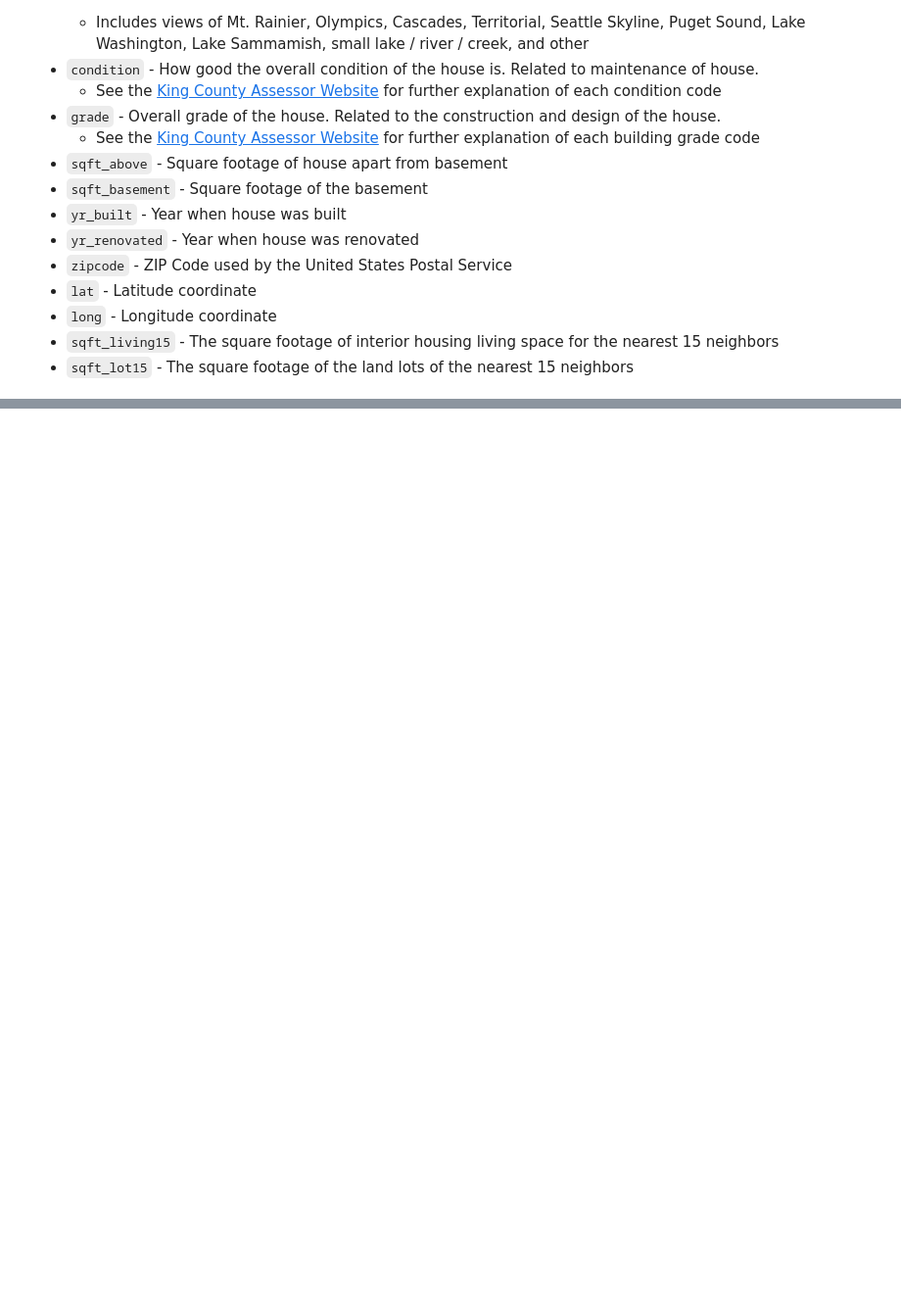
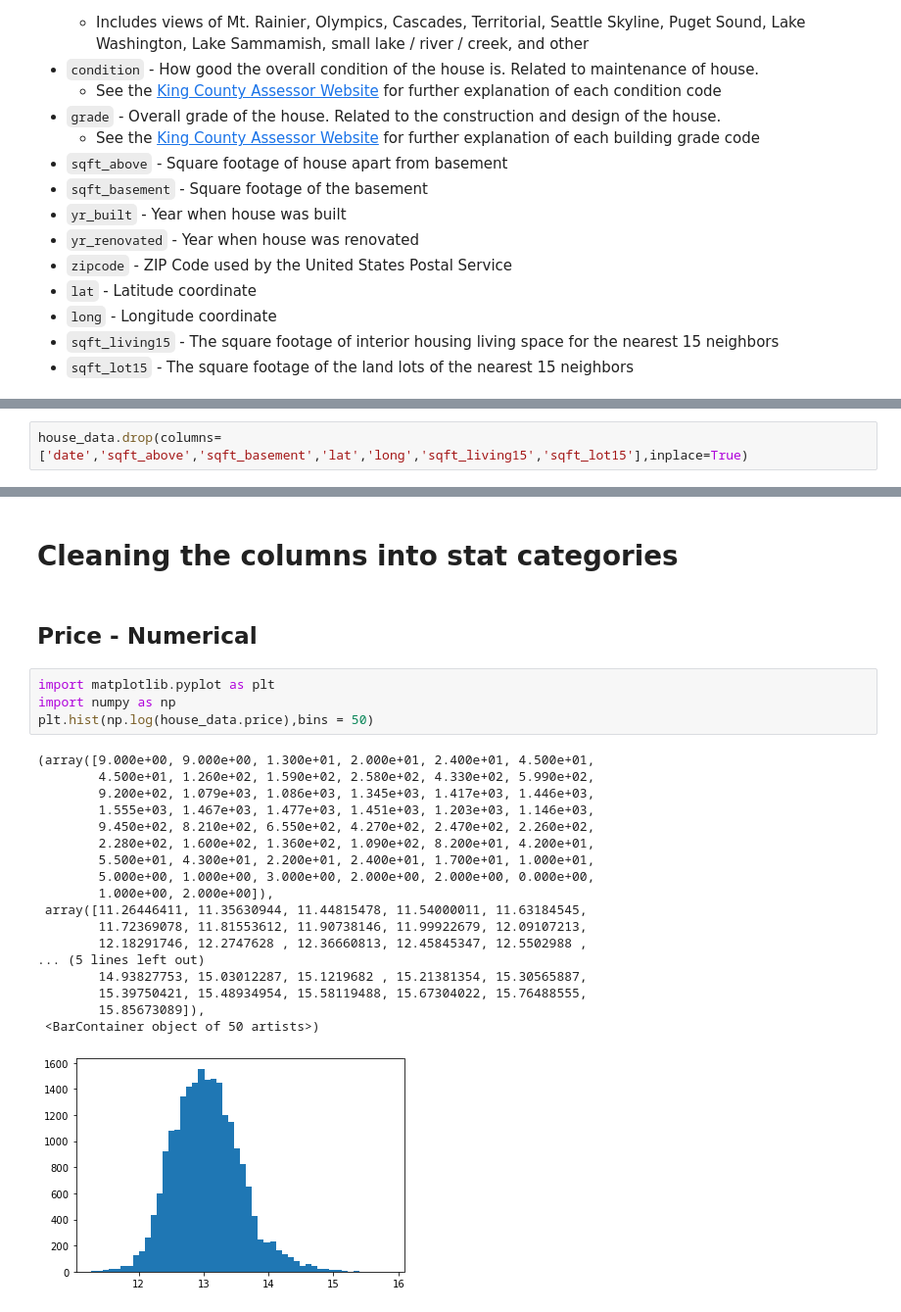
Before and after one commit to daniellejenkins17/Helping_Homebuyers_Buy_Houses, a Jupyter notebook: jalils_work/early_EDA.ipynb, the cells around one changed output, grey strips where cells are left out. Shown: that part at 98% size. Saved outputs shown, nothing was run; the diff lists cells and outputs as text; blank space fills up the shorter version.

Commit message:
performed some cleansing of the data

```diff
--- a/jalils_work/early_EDA.ipynb
+++ b/jalils_work/early_EDA.ipynb
@@ -70,0 +99,2 @@ dtype: int64
+# %%
+house_data.drop(columns=['date','sqft_above','sqft_basement','lat','long','sqft_living15','sqft_lot15'],inplace=True)
@@ -70,0 +121,27 @@ dtype: int64
+# %% [markdown]
+# Cleaning the columns into stat categories
+# %% [markdown]
+## Price - Numerical
+# %%
+import matplotlib.pyplot as plt
+import numpy as np
+plt.hist(np.log(house_data.price),bins = 50)
+# %% [output]
+(array([9.000e+00, 9.000e+00, 1.300e+01, 2.000e+01, 2.400e+01, 4.500e+01,
+        4.500e+01, 1.260e+02, 1.590e+02, 2.580e+02, 4.330e+02, 5.990e+02,
+        9.200e+02, 1.079e+03, 1.086e+03, 1.345e+03, 1.417e+03, 1.446e+03,
+        1.555e+03, 1.467e+03, 1.477e+03, 1.451e+03, 1.203e+03, 1.146e+03,
+        9.450e+02, 8.210e+02, 6.550e+02, 4.270e+02, 2.470e+02, 2.260e+02,
+        2.280e+02, 1.600e+02, 1.360e+02, 1.090e+02, 8.200e+01, 4.200e+01,
+        5.500e+01, 4.300e+01, 2.200e+01, 2.400e+01, 1.700e+01, 1.000e+01,
+        5.000e+00, 1.000e+00, 3.000e+00, 2.000e+00, 2.000e+00, 0.000e+00,
+        1.000e+00, 2.000e+00]),
+ array([11.26446411, 11.35630944, 11.44815478, 11.54000011, 11.63184545,
+        11.72369078, 11.81553612, 11.90738146, 11.99922679, 12.09107213,
+        12.18291746, 12.2747628 , 12.36660813, 12.45845347, 12.5502988 ,
+... (5 lines left out)
+        14.93827753, 15.03012287, 15.1219682 , 15.21381354, 15.30565887,
+        15.39750421, 15.48934954, 15.58119488, 15.67304022, 15.76488555,
+        15.85673089]),
+ <BarContainer object of 50 artists>)
+[figure, added]
```
Also changed, not shown: parts of 33 cells of this notebook.
